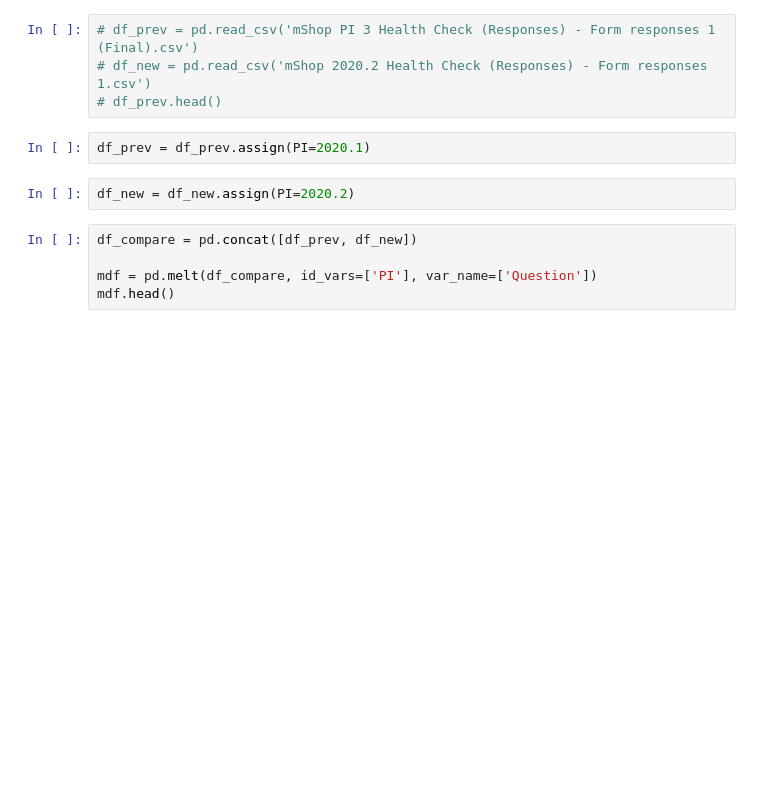
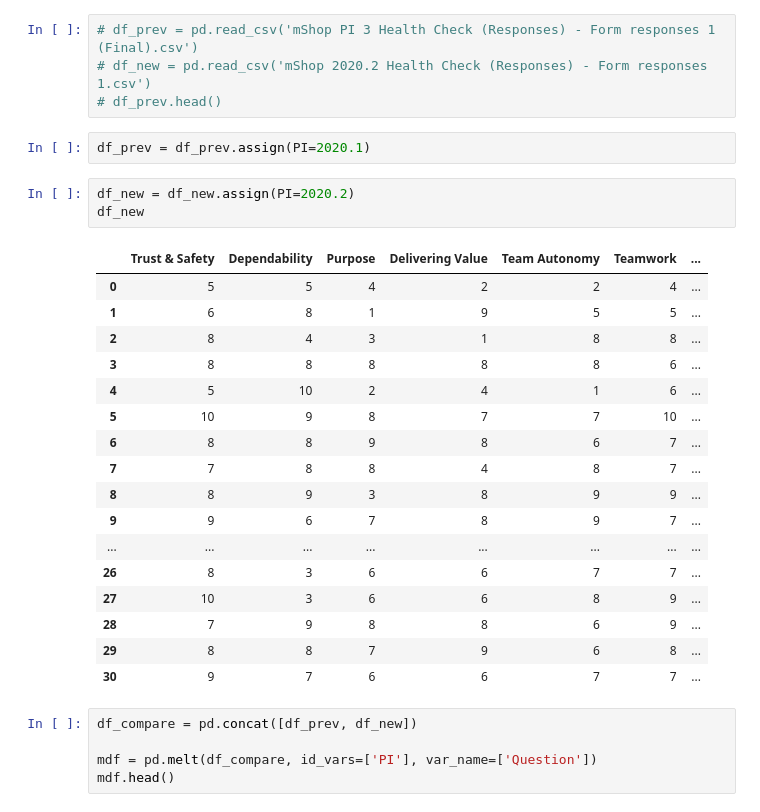
Before and after one commit to marisly/stats, a Jupyter notebook: charts.ipynb, the cells around one changed output. Drawn from its saved outputs; the diff is of its cells as text; blank space fills up the shorter version.

```diff
--- a/charts.ipynb
+++ b/charts.ipynb
@@ -95,6 +95,25 @@ df_new = df_new.drop(['Select your team', 'Timestamp','One most important thing
 df_prev = df_prev.assign(PI=2020.1)
 # %%
 df_new = df_new.assign(PI=2020.2)
+df_new
+# %% [output]
+|  | Trust & Safety | Dependability | Purpose | Delivering Value | Team Autonomy | Teamwork | ... |
+| 0 | 5 | 5 | 4 | 2 | 2 | 4 | ... |
+| 1 | 6 | 8 | 1 | 9 | 5 | 5 | ... |
+| 2 | 8 | 4 | 3 | 1 | 8 | 8 | ... |
+| 3 | 8 | 8 | 8 | 8 | 8 | 6 | ... |
+| 4 | 5 | 10 | 2 | 4 | 1 | 6 | ... |
+| 5 | 10 | 9 | 8 | 7 | 7 | 10 | ... |
+| 6 | 8 | 8 | 9 | 8 | 6 | 7 | ... |
+| 7 | 7 | 8 | 8 | 4 | 8 | 7 | ... |
+| 8 | 8 | 9 | 3 | 8 | 9 | 9 | ... |
+| 9 | 9 | 6 | 7 | 8 | 9 | 7 | ... |
+| ... | ... | ... | ... | ... | ... | ... | ... |
+| 26 | 8 | 3 | 6 | 6 | 7 | 7 | ... |
+| 27 | 10 | 3 | 6 | 6 | 8 | 9 | ... |
+| 28 | 7 | 9 | 8 | 8 | 6 | 9 | ... |
+| 29 | 8 | 8 | 7 | 9 | 6 | 8 | ... |
+| 30 | 9 | 7 | 6 | 6 | 7 | 7 | ... |
 # %%
 df_compare = pd.concat([df_prev, df_new])
 
```
Also changed, not shown: parts of 4 cells of this notebook, 20 other files.
